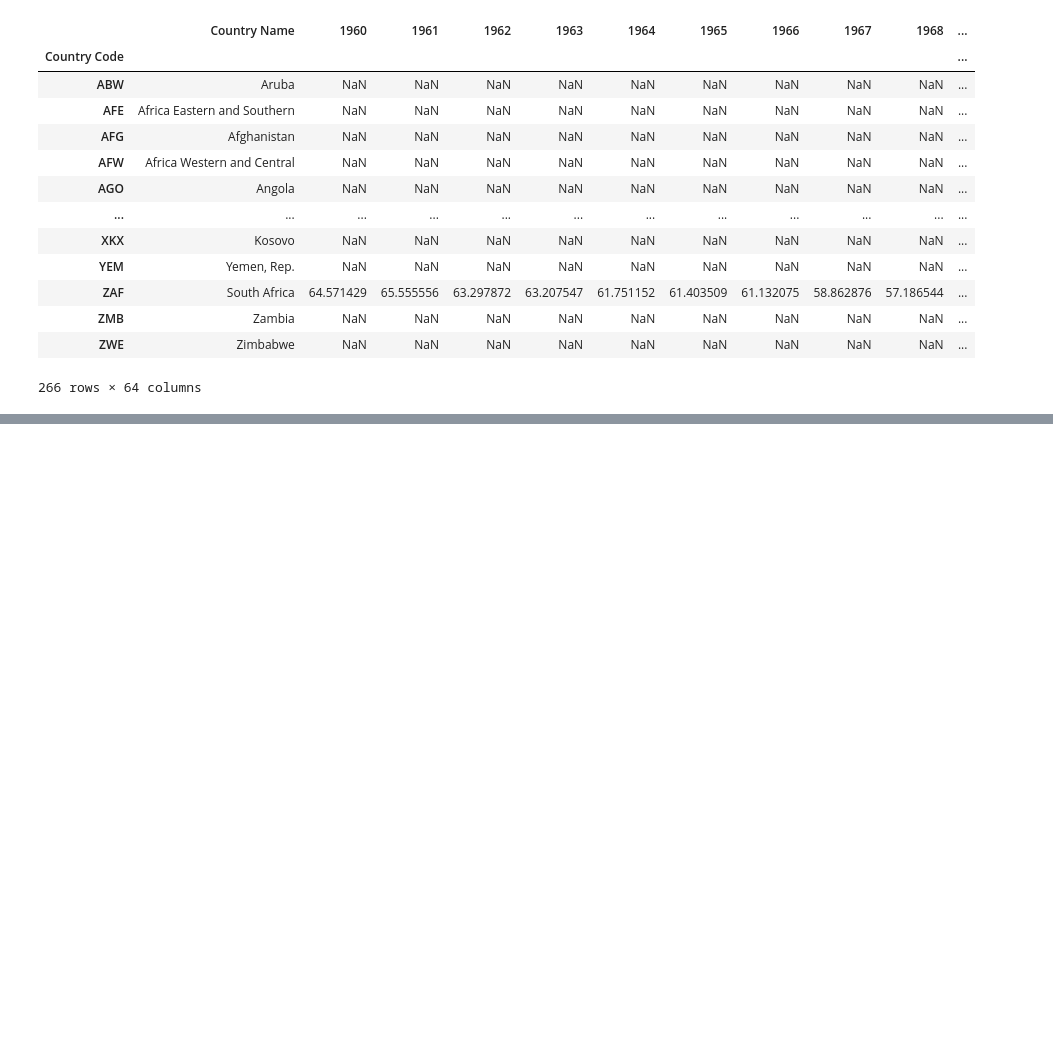
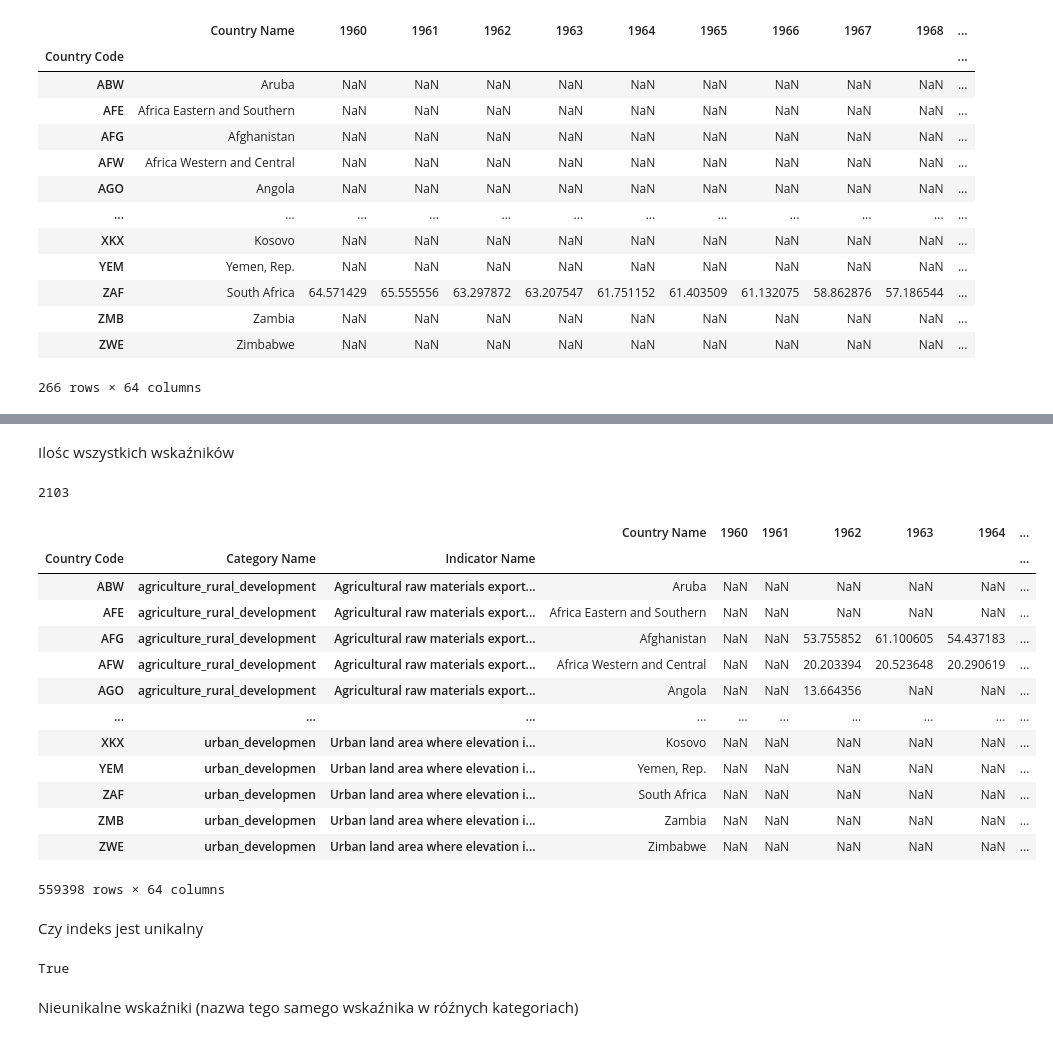
Before and after one commit to Jkm07/World_Bank_Data_Analysis, a Jupyter notebook: main.ipynb, the cells around one changed output, grey strips where cells are left out. Saved outputs shown, nothing was run; the diff lists cells and outputs as text; code cells hidden in the pictures; blank space fills up the shorter version.

```diff
--- a/main.ipynb
+++ b/main.ipynb
@@ -27,0 +63,2 @@ get_data_set("data/trade.csv", 'Travel services (% of commercial service exports
+# %%
+result = da.get_dataset_all_category_indicators()
@@ -27,0 +91,35 @@ get_data_set("data/trade.csv", 'Travel services (% of commercial service exports
+# %% [markdown]
+Ilośc wszystkich wskaźników
+# %%
+all_indicators_quantity = 0
+for category in result:
+    all_indicators_quantity += len(result[category])
+all_indicators_quantity
+# %% [output]
+2103
+# %%
+result_dataframe = da.concat_all_datasets(result)
+result_dataframe
+# %% [output]
+|  |  |  | Country Name | 1960 | 1961 | 1962 | 1963 | 1964 | ... |
+| Country Code | Category Name | Indicator Name |  |  |  |  |  |  | ... |
+| ABW | agriculture_rural_development | Agricultural raw materials export... | Aruba | NaN | NaN | NaN | NaN | NaN | ... |
+| AFE | agriculture_rural_development | Agricultural raw materials export... | Africa Eastern and Southern | NaN | NaN | NaN | NaN | NaN | ... |
+| AFG | agriculture_rural_development | Agricultural raw materials export... | Afghanistan | NaN | NaN | 53.755852 | 61.100605 | 54.437183 | ... |
+| AFW | agriculture_rural_development | Agricultural raw materials export... | Africa Western and Central | NaN | NaN | 20.203394 | 20.523648 | 20.290619 | ... |
+| AGO | agriculture_rural_development | Agricultural raw materials export... | Angola | NaN | NaN | 13.664356 | NaN | NaN | ... |
+| ... | ... | ... | ... | ... | ... | ... | ... | ... | ... |
+| XKX | urban_developmen | Urban land area where elevation i... | Kosovo | NaN | NaN | NaN | NaN | NaN | ... |
+| YEM | urban_developmen | Urban land area where elevation i... | Yemen, Rep. | NaN | NaN | NaN | NaN | NaN | ... |
+| ZAF | urban_developmen | Urban land area where elevation i... | South Africa | NaN | NaN | NaN | NaN | NaN | ... |
+| ZMB | urban_developmen | Urban land area where elevation i... | Zambia | NaN | NaN | NaN | NaN | NaN | ... |
+| ZWE | urban_developmen | Urban land area where elevation i... | Zimbabwe | NaN | NaN | NaN | NaN | NaN | ... |
+559398 rows × 64 columns
+# %% [markdown]
+Czy indeks jest unikalny
+# %%
+result_dataframe.index.is_unique
+# %% [output]
+True
+# %% [markdown]
+Nieunikalne wskaźniki (nazwa tego samego wskaźnika w róźnych kategoriach)
```
Also changed, not shown: parts of 21 cells of this notebook.
